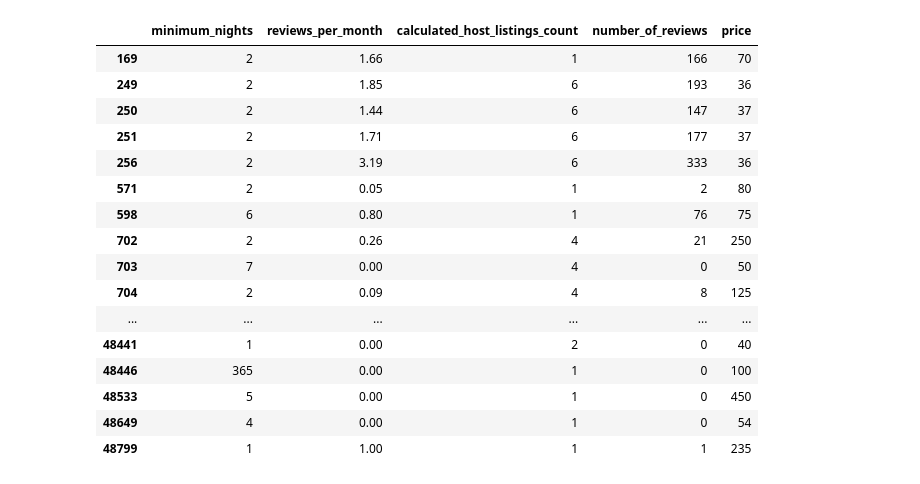
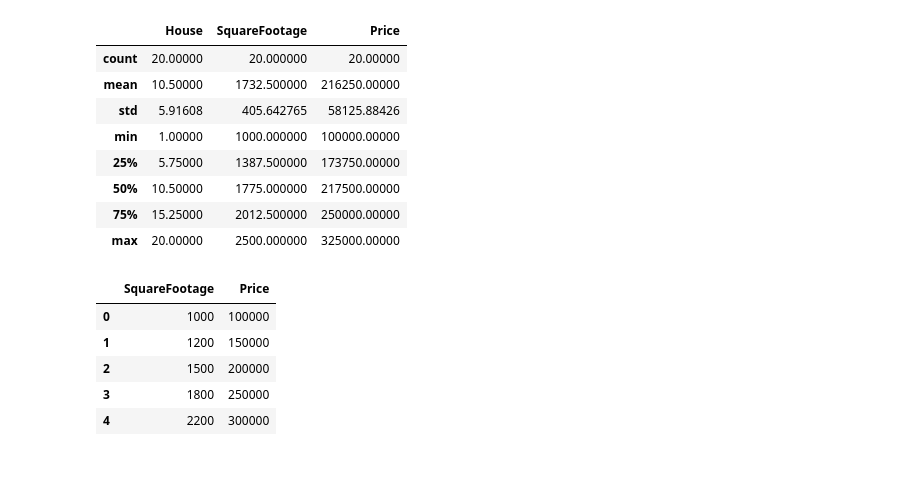
Before and after one commit to Cherpakov-Kirill/MasterML, a Jupyter notebook: 1.linear regression/linear_regression.ipynb, the cells around one changed output. Cells and saved outputs as stored; diff of their text form; code cells hidden in the pictures.

```diff
--- a/1.linear regression/linear_regression.ipynb
+++ b/1.linear regression/linear_regression.ipynb
@@ -78,32 +46,22 @@ df
-# %%
-columnNames = ['minimum_nights',
-              'reviews_per_month',
-              'calculated_host_listings_count',
-              'number_of_reviews', 'price']
-
-data = df[columnNames]
-
-columnNames.remove('price')
-
-x = data[columnNames]
-y = df.price
-
-data
-# %% [output]
-|  | minimum_nights | reviews_per_month | calculated_host_listings_count | number_of_reviews | price |
-| 169 | 2 | 1.66 | 1 | 166 | 70 |
-| 249 | 2 | 1.85 | 6 | 193 | 36 |
-| 250 | 2 | 1.44 | 6 | 147 | 37 |
-| 251 | 2 | 1.71 | 6 | 177 | 37 |
-| 256 | 2 | 3.19 | 6 | 333 | 36 |
-| 571 | 2 | 0.05 | 1 | 2 | 80 |
-| 598 | 6 | 0.80 | 1 | 76 | 75 |
-| 702 | 2 | 0.26 | 4 | 21 | 250 |
-| 703 | 7 | 0.00 | 4 | 0 | 50 |
-| 704 | 2 | 0.09 | 4 | 8 | 125 |
-| ... | ... | ... | ... | ... | ... |
-| 48441 | 1 | 0.00 | 2 | 0 | 40 |
-| 48446 | 365 | 0.00 | 1 | 0 | 100 |
-| 48533 | 5 | 0.00 | 1 | 0 | 450 |
-| 48649 | 4 | 0.00 | 1 | 0 | 54 |
-| 48799 | 1 | 1.00 | 1 | 1 | 235 |
+# %%
+df.describe()
+# %% [output]
+|  | House | SquareFootage | Price |
+| count | 20.00000 | 20.000000 | 20.00000 |
+| mean | 10.50000 | 1732.500000 | 216250.00000 |
+| std | 5.91608 | 405.642765 | 58125.88426 |
+| min | 1.00000 | 1000.000000 | 100000.00000 |
+| 25% | 5.75000 | 1387.500000 | 173750.00000 |
+| 50% | 10.50000 | 1775.000000 | 217500.00000 |
+| 75% | 15.25000 | 2012.500000 | 250000.00000 |
+| max | 20.00000 | 2500.000000 | 325000.00000 |
+# %%
+df = df.drop('House', axis=1)
+df.head()
+# %% [output]
+|  | SquareFootage | Price |
+| 0 | 1000 | 100000 |
+| 1 | 1200 | 150000 |
+| 2 | 1500 | 200000 |
+| 3 | 1800 | 250000 |
+| 4 | 2200 | 300000 |
```
Also changed, not shown: parts of 16 cells of this notebook.
